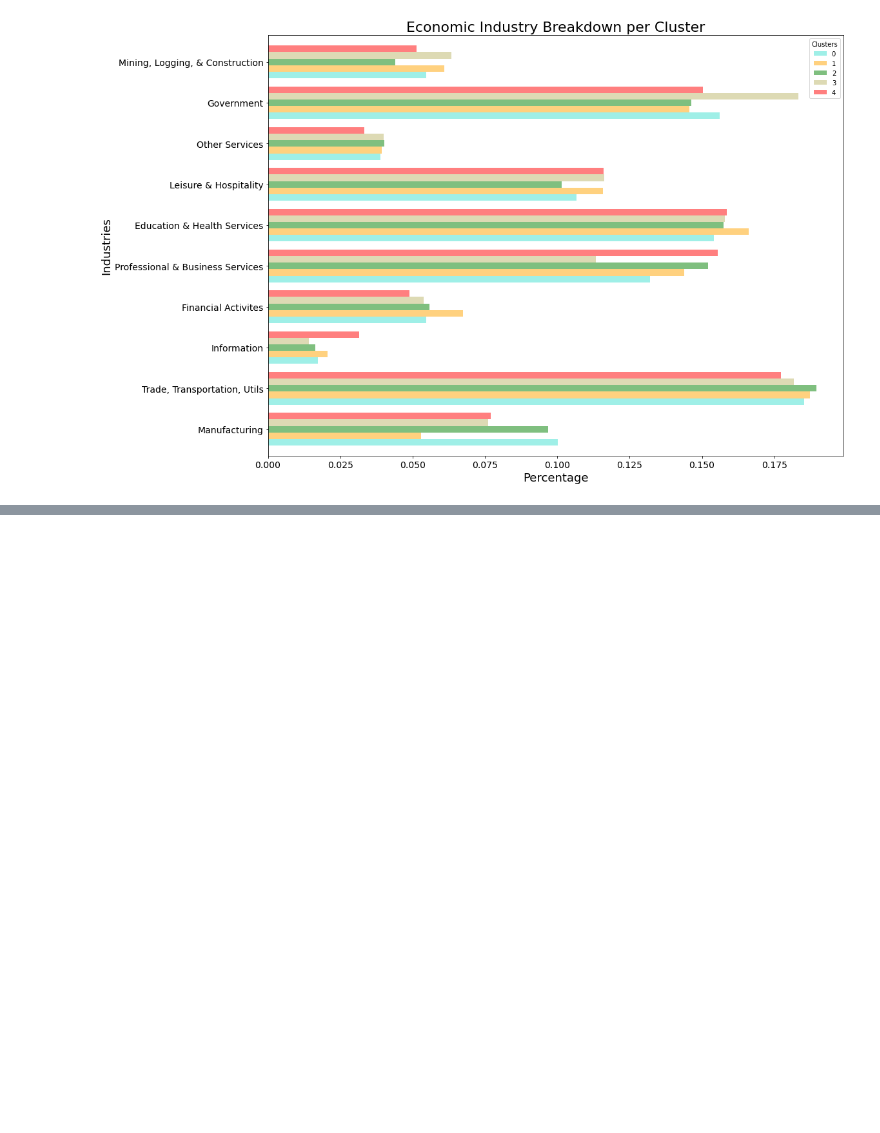
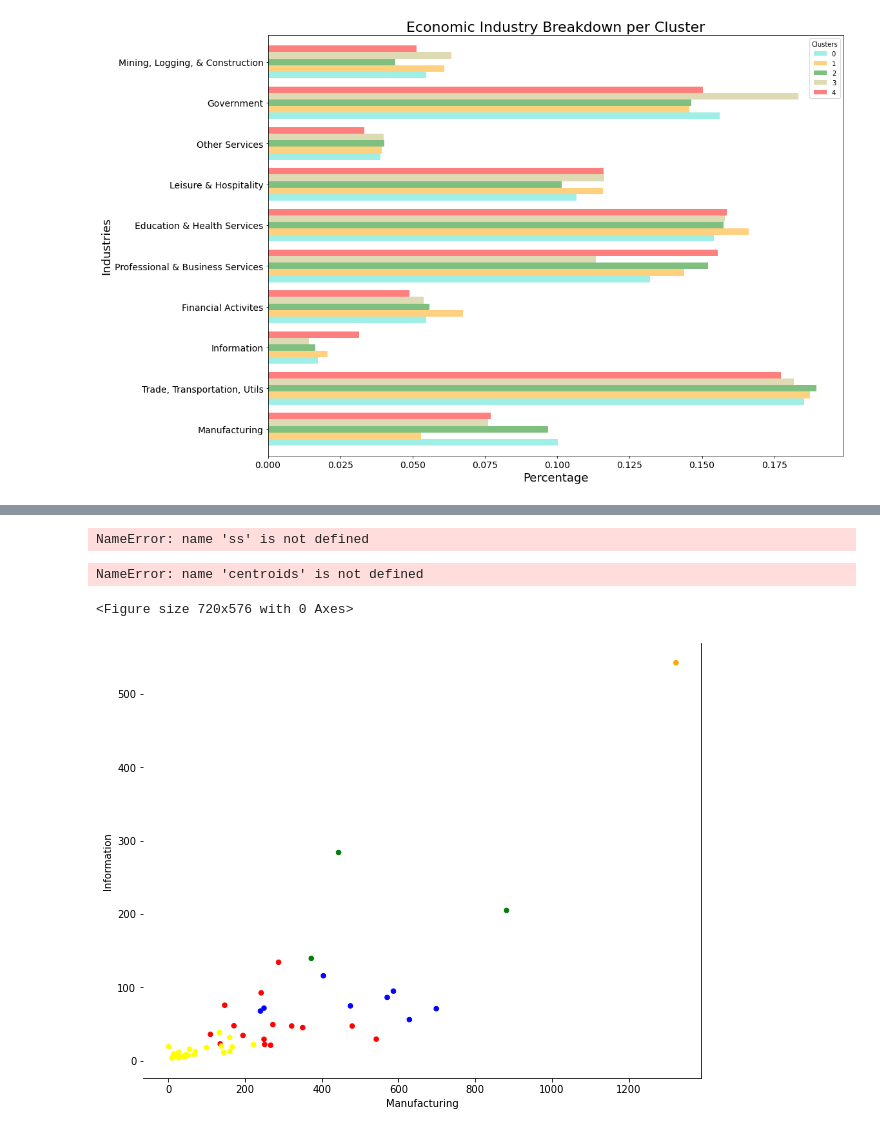
Before and after one commit to dancosta154/Social_Impact_Clustering, a Jupyter notebook: 01 - Clustering.ipynb, the cells around one changed output, grey strips where cells are left out. Cells and saved outputs as stored; diff of their text form; code cells hidden in the pictures; blank space fills up the shorter version.

```diff
--- a/01 - Clustering.ipynb
+++ b/01 - Clustering.ipynb
@@ -393,0 +435,32 @@ plt.legend(title = 'Clusters');
+# %%
+centroids = ss.inverse_transform(km.cluster_centers_)
+# %% [output]
+NameError: name 'ss' is not defined
+# %%
+# Create Scatterplot!
+
+# Figsize
+plt.figure(figsize=(10,8))
+
+# Map colors for different clusters
+colors = ["red", "green", "blue", "yellow", "orange"]
+df_2018_clusters['color'] = df_2018_clusters['clusters-5'].map(lambda p: colors[p])
+
+# Plot points
+ax = df_2018_clusters.plot(
+    kind="scatter",
+    x="Manufacturing", y="Information",
+    figsize=(10,8),
+    c = df_2018_clusters['color']
+)
+
+# Plot Centroids
+centroids.plot(
+    kind="scatter",
+    x="Manufacturing", y="Information",
+    marker="*", c=["r", "g", "b", "y", "o"], s=550, ax=ax
+);
+# %% [output]
+NameError: name 'centroids' is not defined
+<Figure size 720x576 with 0 Axes>
+[figure, added]
```
Also changed, not shown: parts of 2 cells of this notebook, 2 other files.
